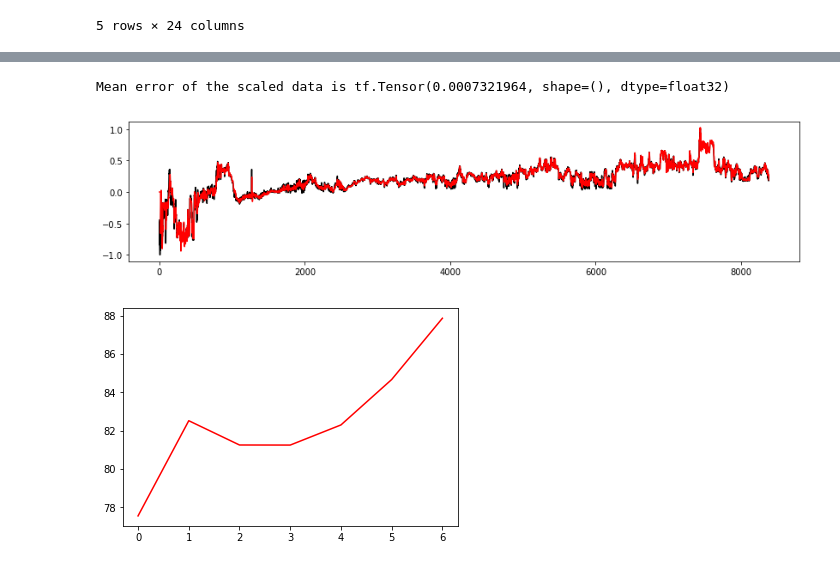
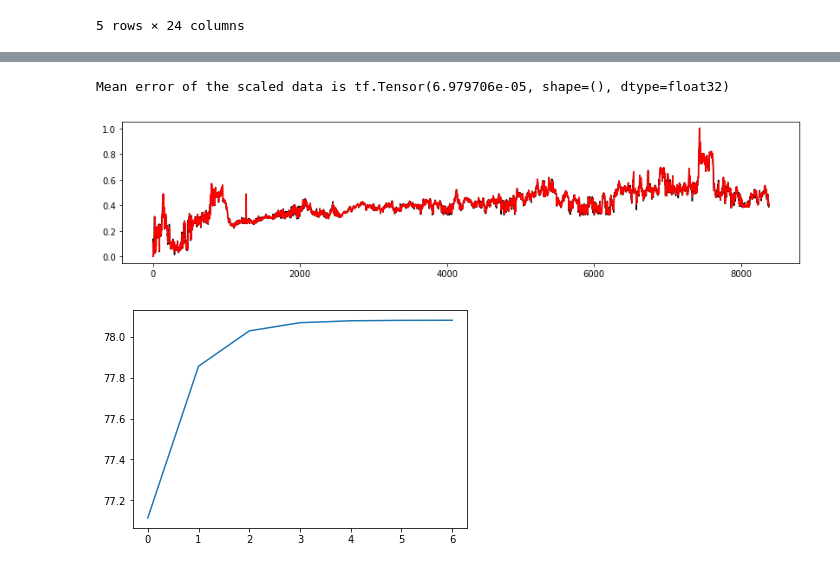
Before and after one commit to ann-2018-03/evaluacion-DavidChaMun, a Jupyter notebook: 01-precios.ipynb, the cells around one changed output, grey strips where cells are left out. Saved outputs shown, nothing was run; the diff lists cells and outputs as text; code cells hidden in the pictures.

Commit message:
01 ready, 02 data readed

```diff
--- a/01-precios.ipynb
+++ b/01-precios.ipynb
@@ -180,0 +193,13 @@ class Model(object):
+# %%
+def fit_model(d, L, u, u2 = 0.05, fit_type = 0):
+    model = Model(L)
+    y_pred = np.empty(len(d))
+    y_pred[:] = 0
+    for t in range(L, len(d)):
+        x = d[t-L:t]
+        y_pred[t] = model(x)
+        if fit_type == 0:
+            model.fit(mu=u, x=x, y_desired=d[t])
+        else:
+            model.fit_momentum(mu=u, mu2=u2, x=x, y_desired=d[t])
+    return model, y_pred,
@@ -180,0 +250,7 @@ class Model(object):
+# %%
+##Here the best
+mss = [e.numpy() for e in runs["MSE"][:]]
+best_params_ix = mss.index(min(mss))
+best_params = runs.iloc[best_params_ix]
+print(best_params)
+print(len(mss))
@@ -181,45 +274,30 @@ class Model(object):
 # %%
-##
-##  Para pronosticar el valor actual se toman los `L`
-##  valores previos de la serie
-##
-L = 15
-
-##
-##  Modelo
-##
-model = Model(L)
-
-##
-##  Pronosticos del modelo
-##
-y_pred = np.empty(len(d))
-y_pred[:] = 0
-
-for t in range(L, len(d)):
-    x = d[t-L:t]
-    y_pred[t] = model(x)
-    #print(model(x))
-    model.fit(mu=0.05, x=x, y_desired=d[t])
+fit_type = 1#best_params["fit_type"]
+L = best_params["L"]
+mu = best_params["mu"]
+mu2 = best_params["mu2"]
 
 
+model, y_pred = fit_model(d, L, mu, mu2, fit_type)
 MSE = sum(model.errs)**2 / len(model.errs)
 print("Mean error of the scaled data is " + str(MSE))
 plt.figure(figsize=(14,3))
 plt.plot(d, color='black');
 plt.plot(y_pred, color = 'red');
 # %% [output]
-Mean error of the scaled data is tf.Tensor(0.0007321964, shape=(), dtype=float32)
+Mean error of the scaled data is tf.Tensor(6.979706e-05, shape=(), dtype=float32)
-[figure, old version]
+[figure, new version]
 # %%
-nd = d[-1 * L:]
+nd = d[-L:]
 
 n_of_pred = 7
 for i in range(n_of_pred):
-    nd.append(model(nd[-1 * L:]))
-
-seven_pred = de_scale_data(nd[-1*n_of_pred:], a, b, inv_f)
-#print(nd)
-plt.plot(seven_pred, color='red');
+    #print(-(L))
+    #print(nd[-L:])
+    nd.append(model(nd[-L:]).numpy())
+    #print(model(nd[-1 * (L - 1):]))
+seven_pred = de_scale_data(nd[-1*n_of_pred:], a, b)
+seven_pred = scipy.special.inv_boxcox(seven_pred, lamda)
+plt.plot(seven_pred);
 # %% [output]
-[figure, old version]
+[figure, new version]
```
Also changed, not shown: parts of 7 cells of this notebook, 1 other file.
